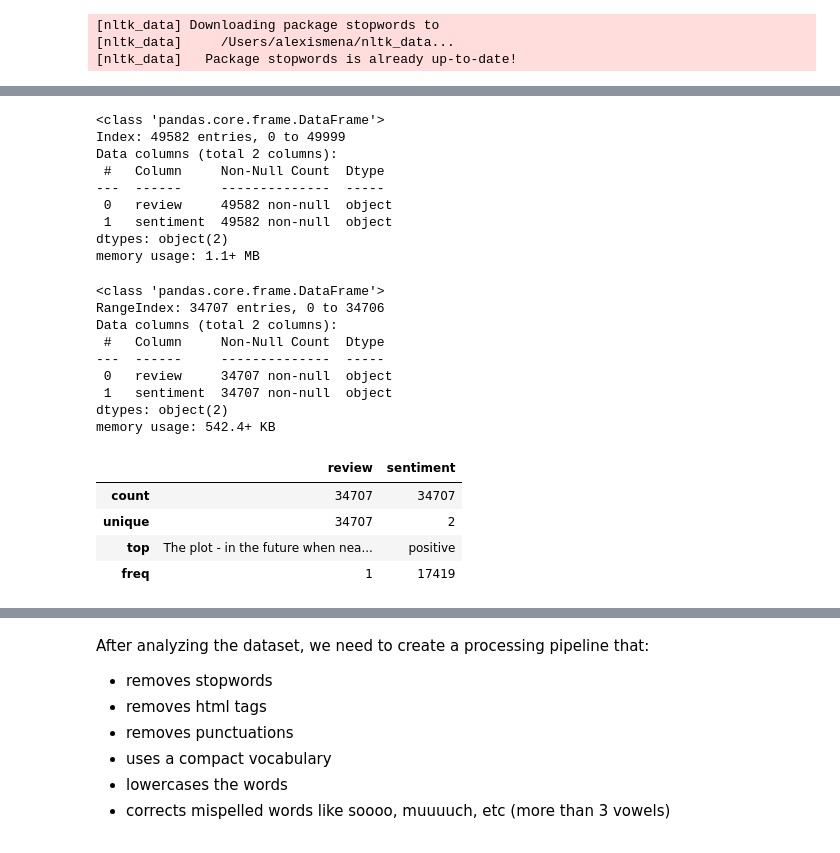
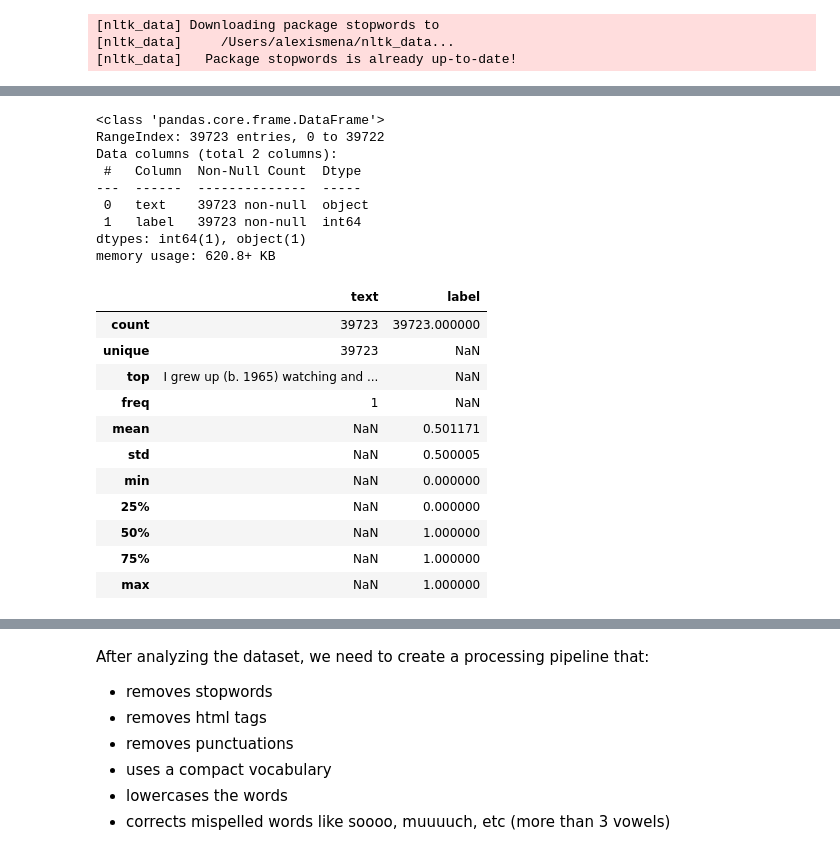
Before and after one commit to alexismenanieves/TensorFlow_Basics, a Jupyter notebook: notebooks/01_IMDB_Sentiment_Analysis.ipynb, the cells around one changed output, grey strips where cells are left out. Cells and saved outputs as stored; diff of their text form; code cells hidden in the pictures.

```diff
--- a/notebooks/01_IMDB_Sentiment_Analysis.ipynb
+++ b/notebooks/01_IMDB_Sentiment_Analysis.ipynb
@@ -81,15 +102,0 @@ df_raw['review'].duplicated().sum()
-# %%
-# 1.4 Preprocess data based on observed information
-df_interim = df_raw.copy()
-df_interim = df_interim[~df_interim.review.duplicated()]
-df_interim.info()
-# %% [output]
-<class 'pandas.core.frame.DataFrame'>
-Index: 49582 entries, 0 to 49999
-Data columns (total 2 columns):
- #   Column     Non-Null Count  Dtype
----  ------     --------------  -----
- 0   review     49582 non-null  object
- 1   sentiment  49582 non-null  object
-dtypes: object(2)
-memory usage: 1.1+ MB
@@ -115,25 +103,38 @@ test_df = test_df.reset_index(drop=True)
+# %%
+# 1.4 Preprocess data based on observed information
+df_train = df_train[~df_train.text.duplicated()]
+df_val = df_val[~df_val.text.duplicated()]
+df_train.reset_index(drop=True, inplace=True)
+df_val.reset_index(drop=True, inplace=True)
 # %%
 # Step 2. Create a basic analysis
 # 2.1 Get basic info
-train_df.info()
+df_train.info()
 # %% [output]
 <class 'pandas.core.frame.DataFrame'>
-RangeIndex: 34707 entries, 0 to 34706
+RangeIndex: 39723 entries, 0 to 39722
 Data columns (total 2 columns):
- #   Column     Non-Null Count  Dtype
----  ------     --------------  -----
- 0   review     34707 non-null  object
- 1   sentiment  34707 non-null  object
-dtypes: object(2)
-memory usage: 542.4+ KB
+ #   Column  Non-Null Count  Dtype
+---  ------  --------------  -----
+ 0   text    39723 non-null  object
+ 1   label   39723 non-null  int64
+dtypes: int64(1), object(1)
+memory usage: 620.8+ KB
 # %%
 # 2.2 Get a summary of the data
-train_df.describe(include='all')
+df_train.describe(include='all')
 # %% [output]
-|  | review | sentiment |
-| count | 34707 | 34707 |
-| unique | 34707 | 2 |
-| top | The plot - in the future when nea... | positive |
-| freq | 1 | 17419 |
+|  | text | label |
+| count | 39723 | 39723.000000 |
+| unique | 39723 | NaN |
+| top | I grew up (b. 1965) watching and ... | NaN |
+| freq | 1 | NaN |
+| mean | NaN | 0.501171 |
+| std | NaN | 0.500005 |
+| min | NaN | 0.000000 |
+| 25% | NaN | 0.000000 |
+| 50% | NaN | 1.000000 |
+| 75% | NaN | 1.000000 |
+| max | NaN | 1.000000 |
 # %%
 # 2.3 Get words statistics
```
Also changed, not shown: parts of 40 cells of this notebook.
